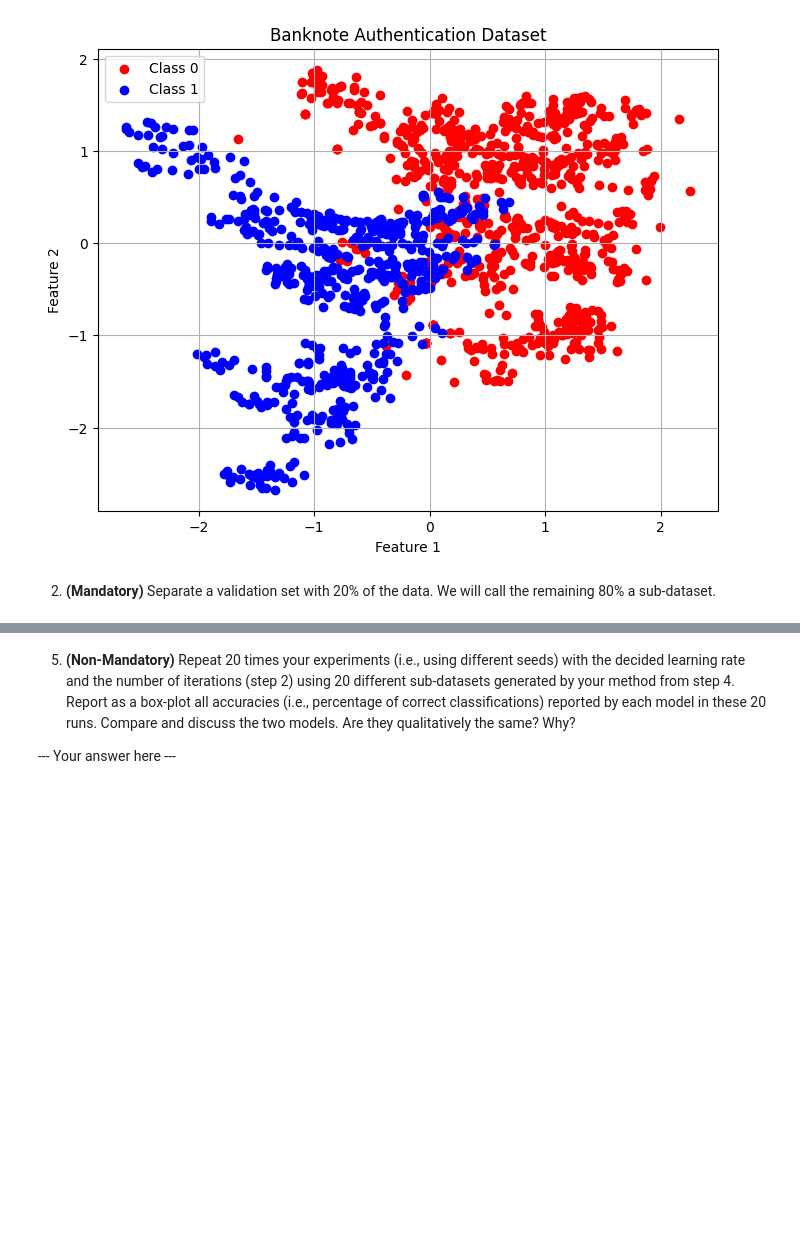
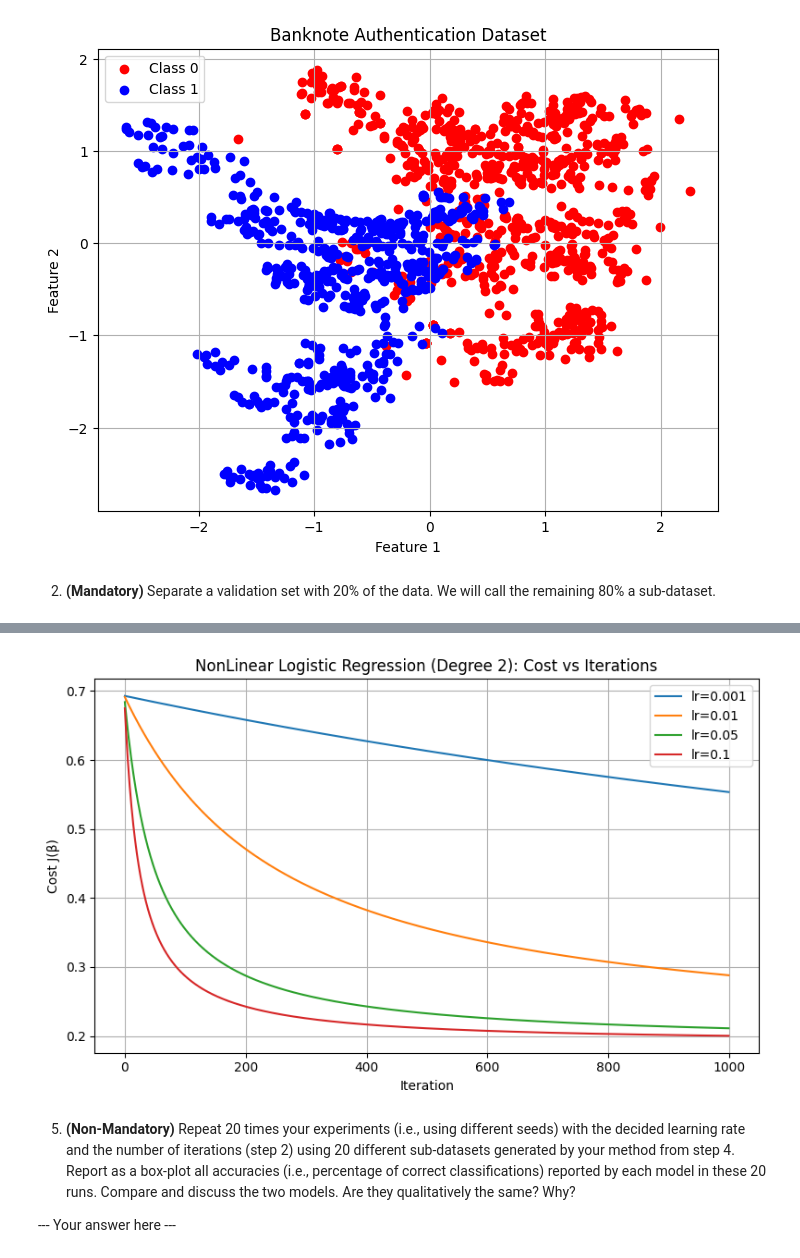
Before and after one commit to animittt/machine-learning-assignments, a Jupyter notebook: Assignment2-2025/username_A2.ipynb, the cells around one changed output, grey strips where cells are left out. Saved outputs shown, nothing was run; the diff lists cells and outputs as text; code cells hidden in the pictures; blank space fills up the shorter version.

```diff
--- a/Assignment2-2025/username_A2.ipynb
+++ b/Assignment2-2025/username_A2.ipynb
@@ -503,3 +555,15 @@ y_validation = y[test_indices]
+# %%
+plot_costs_over_iterations(
+    model_class=NonLinearLogisticRegression,
+    X_train=X_sub,
+    y_train=y_sub,
+    learning_rates=[0.001, 0.01, 0.05, 0.1],
+    num_iterations=1000,
+    degree=2,
+    title="NonLinear Logistic Regression (Degree 2)"
+)
+# %% [output]
+[figure, added]
 # %% [markdown]
 5. **(Non-Mandatory)** Repeat 20 times your experiments (i.e., using different seeds) with the decided learning rate and the number of iterations (step 2) using 20 different sub-datasets generated by your method from step 4. Report as a box-plot all accuracies (i.e., percentage of correct classifications) reported by each model in these 20 runs. Compare and discuss the two models. Are they qualitatively the same? Why?
 
```
Also changed, not shown: parts of 13 cells of this notebook, 2 other files.
